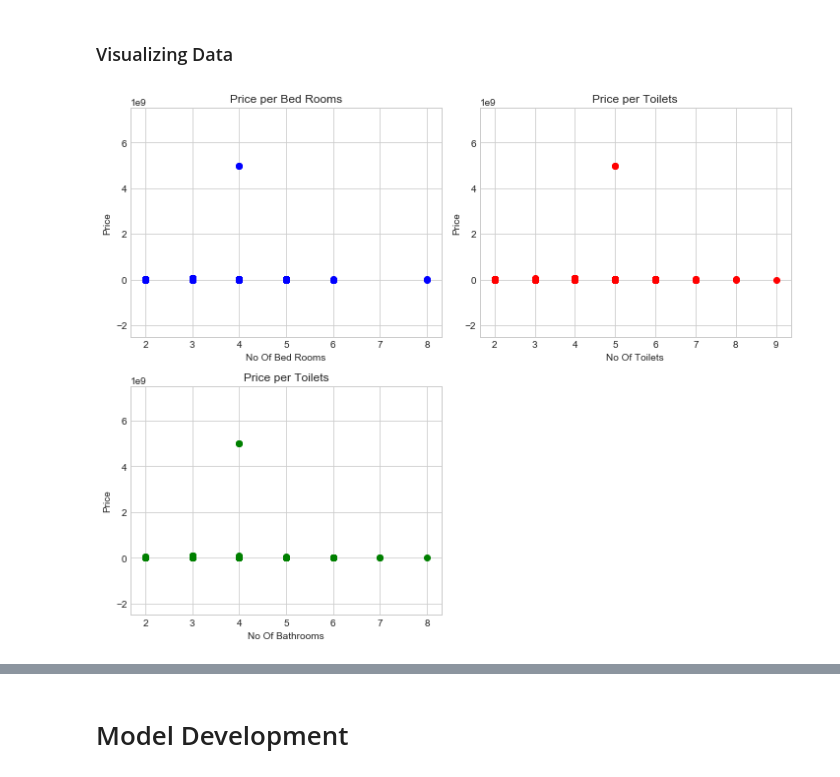
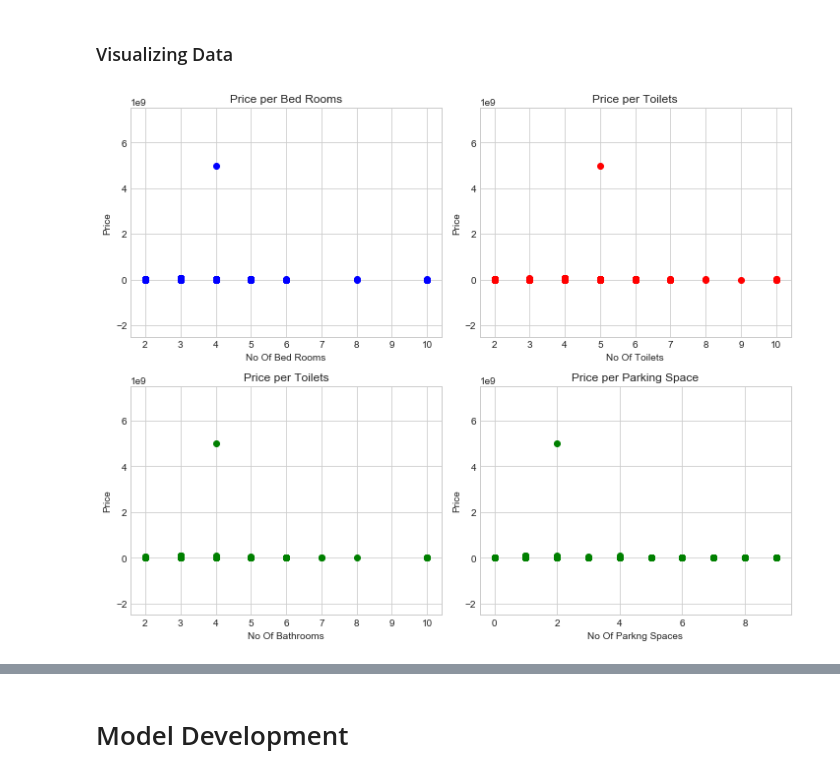
Before and after one commit to victorlenerd/lagos_housing, a Jupyter notebook: lagos_housing.ipynb, the cells around one changed output, grey strips where cells are left out. Saved outputs shown, nothing was run; the diff lists cells and outputs as text; code cells hidden in the pictures.

```diff
--- a/lagos_housing.ipynb
+++ b/lagos_housing.ipynb
@@ -24,7 +24,7 @@ sns.set_style("whitegrid")
 %matplotlib inline
 # %%
 df = pd.read_json('./data.all.json')
-df.drop_duplicates()
+df = df.drop_duplicates()
 df.info()
 # %% [output]
 <class 'pandas.core.frame.DataFrame'>
@@ -69,13 +69,13 @@ df['no_toilets'] = df['no_toilets'].apply(clean_nums)
 df['no_parking_spaces'] = df['no_parking_spaces'].apply(clean_nums)
 # %%
 df = df[df['no_bed'] > 1]
-df = df[df['no_bed'] < 10]
+df = df[df['no_bed'] < 11]
 
 df = df[df['no_bath'] > 1]
-df = df[df['no_bath'] < 10]
+df = df[df['no_bath'] < 11]
 
 df = df[df['no_toilets'] > 1]
-df = df[df['no_toilets'] < 10]
+df = df[df['no_toilets'] < 11]
 # %%
 def clean_park(r):
     if r['no_bed'] > 2 and r['no_parking_spaces'] < 1:
@@ -90,6 +90,7 @@ df = df[df['no_parking_spaces'] < 10]
 df = df[np.isfinite(df['price'])]
 # %%
 df = df.dropna()
+df = df.drop_duplicates()
 # %%
 df.describe()
 # %% [output]
@@ -107,31 +108,38 @@ df.describe()
 # %%
 plt.figure(figsize=(10,8))
 
 low = np.min(df['price'])
 high = np.max(df['price'])
 
 plt.subplot(2, 2, 1)
 plt.scatter(x=df['no_bed'], y=df['price'], color='blue')
 plt.title('Price per Bed Rooms')
 plt.xlabel('No Of Bed Rooms')
 plt.ylabel('Price')
 plt.ylim([math.ceil(low-0.5*(high-low)), math.ceil(high+0.5*(high-low))])
 
 plt.subplot(2, 2, 2)
 plt.scatter(df['no_toilets'], df['price'], color='red')
 plt.title('Price per Toilets')
 plt.xlabel('No Of Toilets')
 plt.ylabel('Price')
 plt.ylim([math.ceil(low-0.5*(high-low)), math.ceil(high+0.5*(high-low))])
 
 plt.subplot(2, 2, 3)
 plt.scatter(df['no_bath'], df['price'], color='green')
 plt.title('Price per Toilets')
 plt.xlabel('No Of Bathrooms')
 plt.ylabel('Price')
 plt.ylim([math.ceil(low-0.5*(high-low)), math.ceil(high+0.5*(high-low))])
 
+plt.subplot(2, 2, 4)
+plt.scatter(df['no_parking_spaces'], df['price'], color='green')
+plt.title('Price per Parking Space')
+plt.xlabel('No Of Parkng Spaces')
+plt.ylabel('Price')
+plt.ylim([math.ceil(low-0.5*(high-low)), math.ceil(high+0.5*(high-low))])
+
 plt.tight_layout()
 plt.show()
 # %% [output]
-[figure, old version]
+[figure, new version]
```
Also changed, not shown: parts of 11 cells of this notebook.
